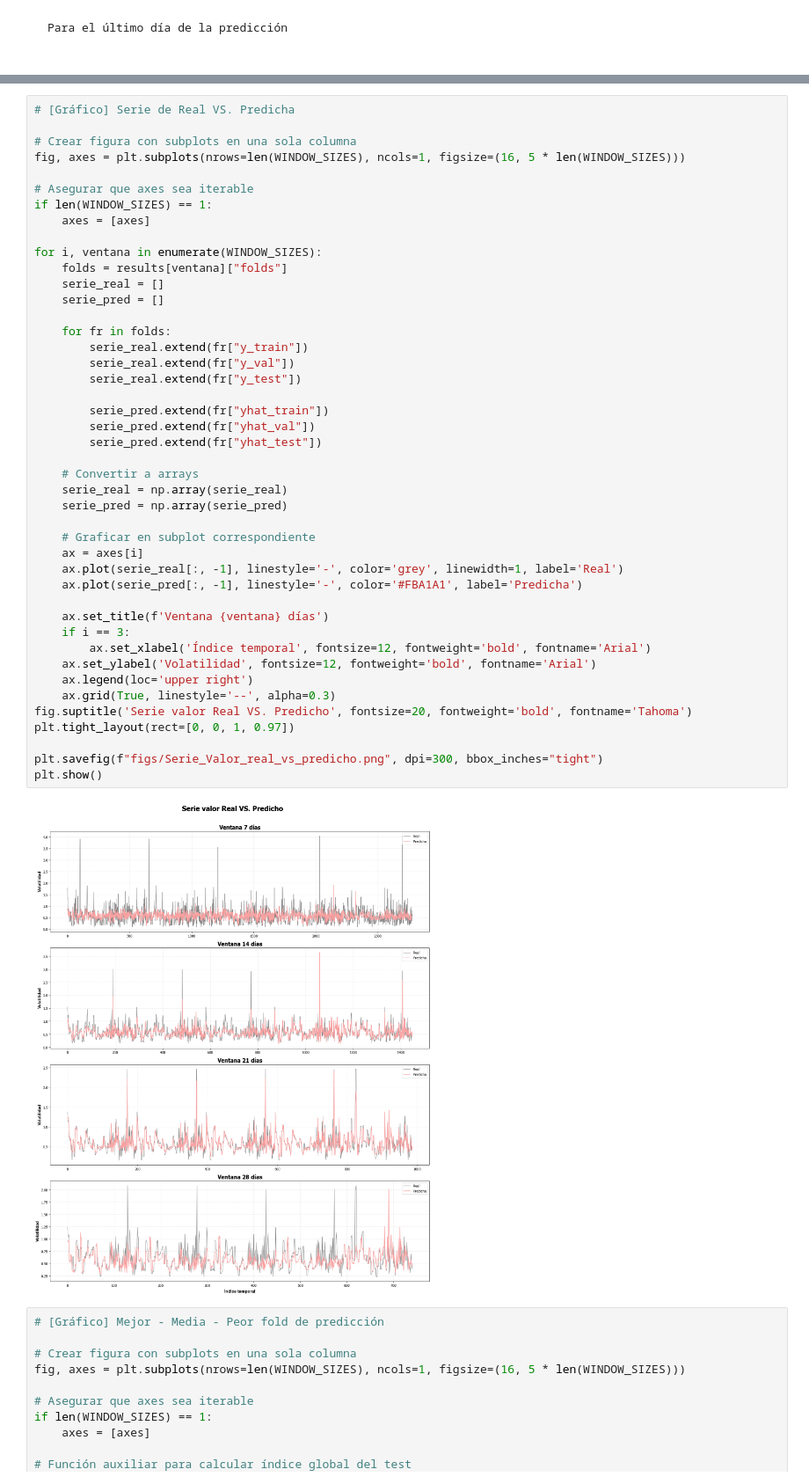
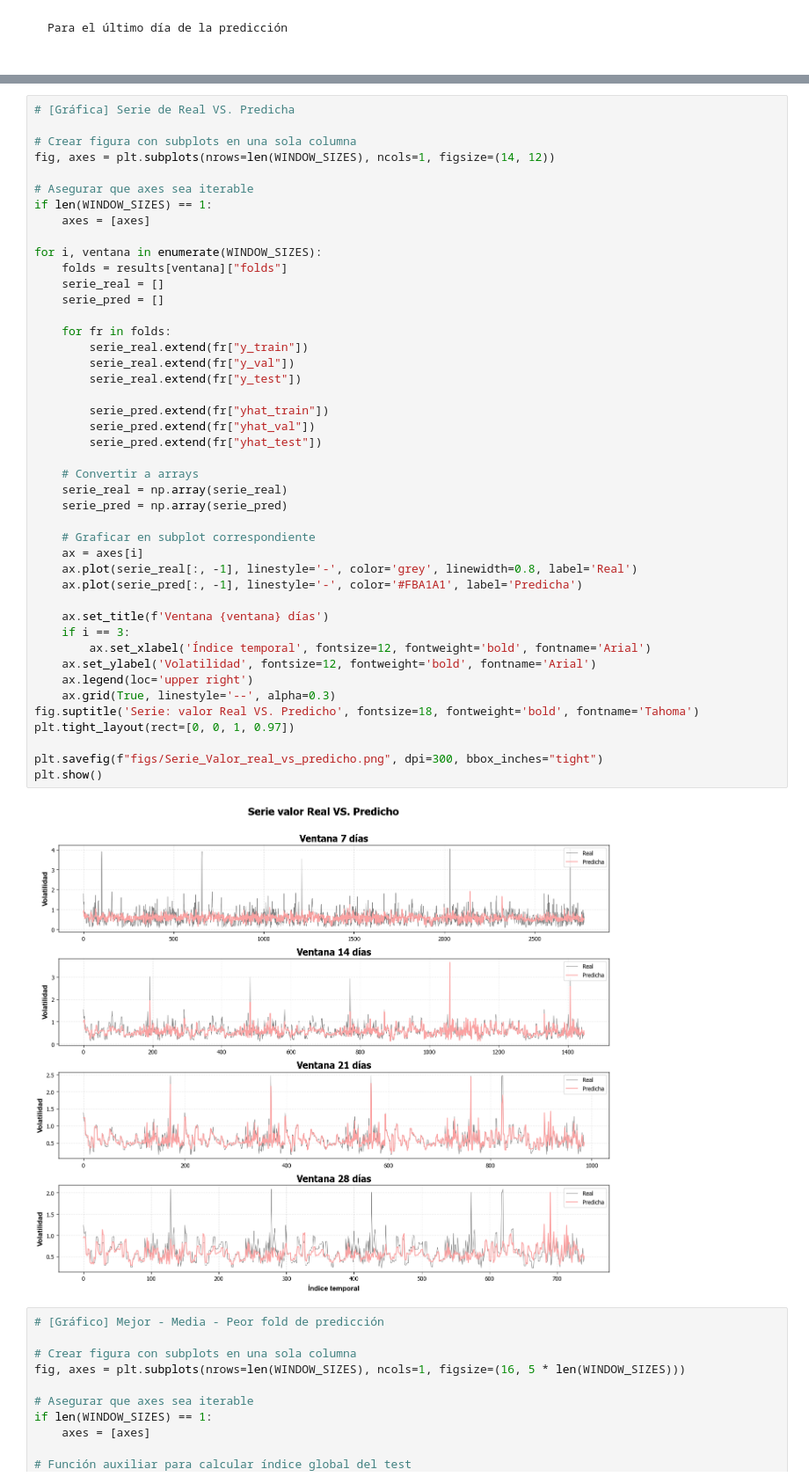
Before and after one commit to Darally06/Predictor_VOL_BTC, a Jupyter notebook: notebooks/3_modelo.ipynb, the cells around one changed output, grey strips where cells are left out. Shown at 88% size. Saved outputs shown, nothing was run; the diff lists cells and outputs as text.

```diff
--- a/notebooks/3_modelo.ipynb
+++ b/notebooks/3_modelo.ipynb
@@ -478,10 +483,10 @@ plt.show()
 # %% [output]
 [figure]
 # %%
-# [Gráfico] Serie de Real VS. Predicha
+# [Gráfica] Serie de Real VS. Predicha
 
 # Crear figura con subplots en una sola columna
-fig, axes = plt.subplots(nrows=len(WINDOW_SIZES), ncols=1, figsize=(16, 5 * len(WINDOW_SIZES)))
+fig, axes = plt.subplots(nrows=len(WINDOW_SIZES), ncols=1, figsize=(14, 12))
 
 # Asegurar que axes sea iterable
 if len(WINDOW_SIZES) == 1:
@@ -493,36 +498,36 @@ for i, ventana in enumerate(WINDOW_SIZES):
     serie_pred = []
 
     for fr in folds:
         serie_real.extend(fr["y_train"])
         serie_real.extend(fr["y_val"])
         serie_real.extend(fr["y_test"])
 
         serie_pred.extend(fr["yhat_train"])
         serie_pred.extend(fr["yhat_val"])
         serie_pred.extend(fr["yhat_test"])
 
     # Convertir a arrays
     serie_real = np.array(serie_real)
     serie_pred = np.array(serie_pred)
 
     # Graficar en subplot correspondiente
     ax = axes[i]
-    ax.plot(serie_real[:, -1], linestyle='-', color='grey', linewidth=1, label='Real')
+    ax.plot(serie_real[:, -1], linestyle='-', color='grey', linewidth=0.8, label='Real')
     ax.plot(serie_pred[:, -1], linestyle='-', color='#FBA1A1', label='Predicha')
 
     ax.set_title(f'Ventana {ventana} días')
     if i == 3:
         ax.set_xlabel('Índice temporal', fontsize=12, fontweight='bold', fontname='Arial')
     ax.set_ylabel('Volatilidad', fontsize=12, fontweight='bold', fontname='Arial')
     ax.legend(loc='upper right')
     ax.grid(True, linestyle='--', alpha=0.3)
-fig.suptitle('Serie valor Real VS. Predicho', fontsize=20, fontweight='bold', fontname='Tahoma')
+fig.suptitle('Serie: valor Real VS. Predicho', fontsize=18, fontweight='bold', fontname='Tahoma')
 plt.tight_layout(rect=[0, 0, 1, 0.97])
 
 plt.savefig(f"figs/Serie_Valor_real_vs_predicho.png", dpi=300, bbox_inches="tight")
 plt.show()
 # %% [output]
-[figure, old version]
+[figure, new version]
 # %%
 # [Gráfico] Mejor - Media - Peor fold de predicción
 
```
Also changed, not shown: parts of 2 cells of this notebook, 5 other files.
